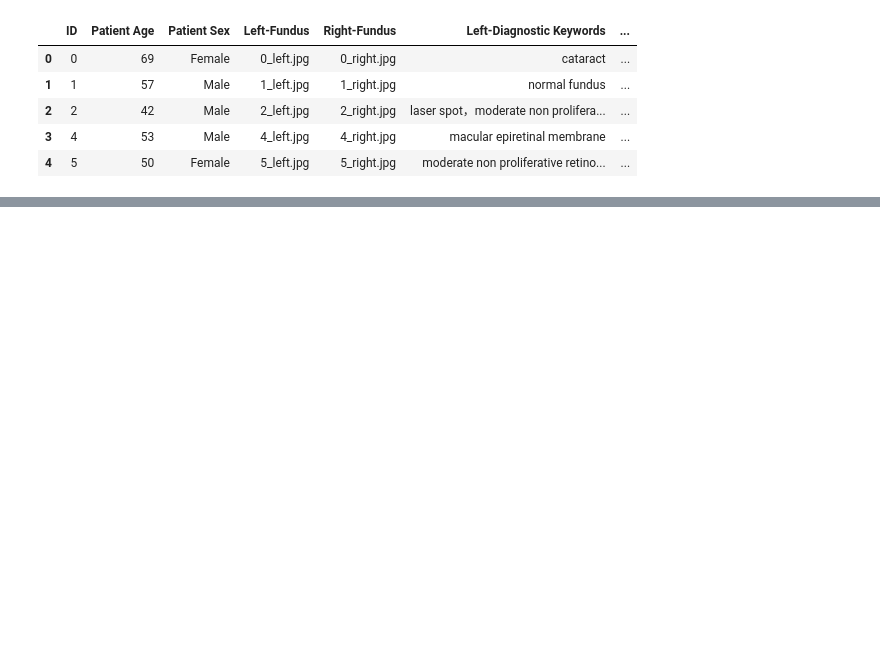
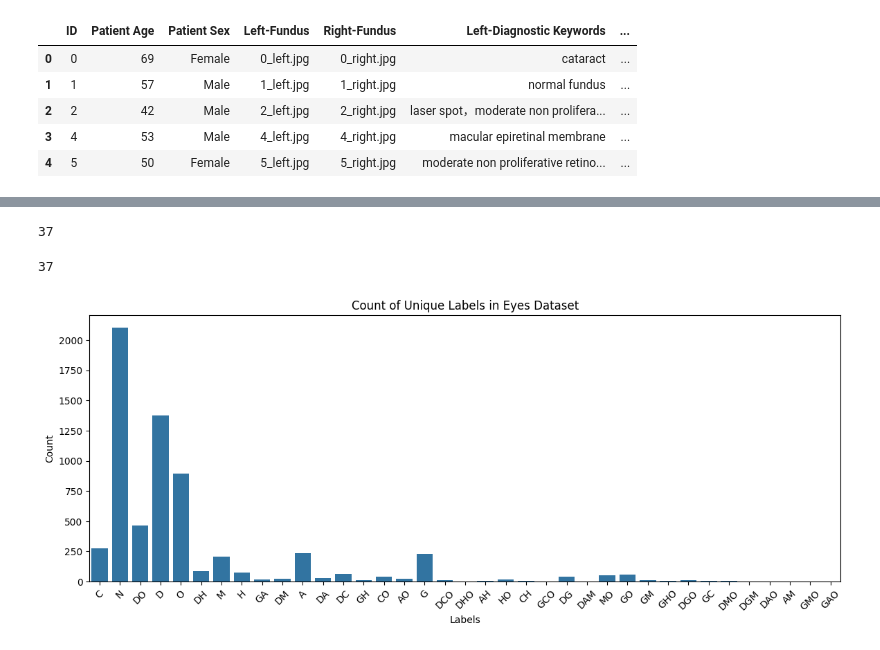
Before and after one commit to Arundhuti2000/ocular_eye_disease_detection, a Jupyter notebook: ocd.ipynb, the cells around one changed output, grey strips where cells are left out. Saved outputs shown, nothing was run; the diff lists cells and outputs as text; code cells hidden in the pictures; blank space fills up the shorter version.

```diff
--- a/ocd.ipynb
+++ b/ocd.ipynb
@@ -24,0 +120,32 @@ df.head()
+# %%
+#updating the label with the disease column
+
+df.drop(columns=[ 'ID'] , inplace=True)
+len(df[df['Patient Age'] == 1])
+def update_labels(row):
+
+    x = ''
+    for col in df.columns:
+        if row[col] == 1 and col != 'Patient Age':
+            x = x + col
+    row['labels'] = x
+    return row
+
+df = df.apply(update_labels, axis=1)
+df['labels'].nunique()
+# %% [output]
+37
+# %%
+df['labels'].nunique()
+# %% [output]
+37
+# %%
+plt.figure(figsize=(14, 5))
+sns.countplot(x='labels', data=df , orient='h')
+plt.title('Count of Unique Labels in Eyes Dataset')
+plt.xlabel('Labels')
+plt.ylabel('Count')
+plt.xticks(rotation=45)
+plt.show()
+# %% [output]
+[figure, added]
```
Also changed, not shown: parts of 80 cells of this notebook.
